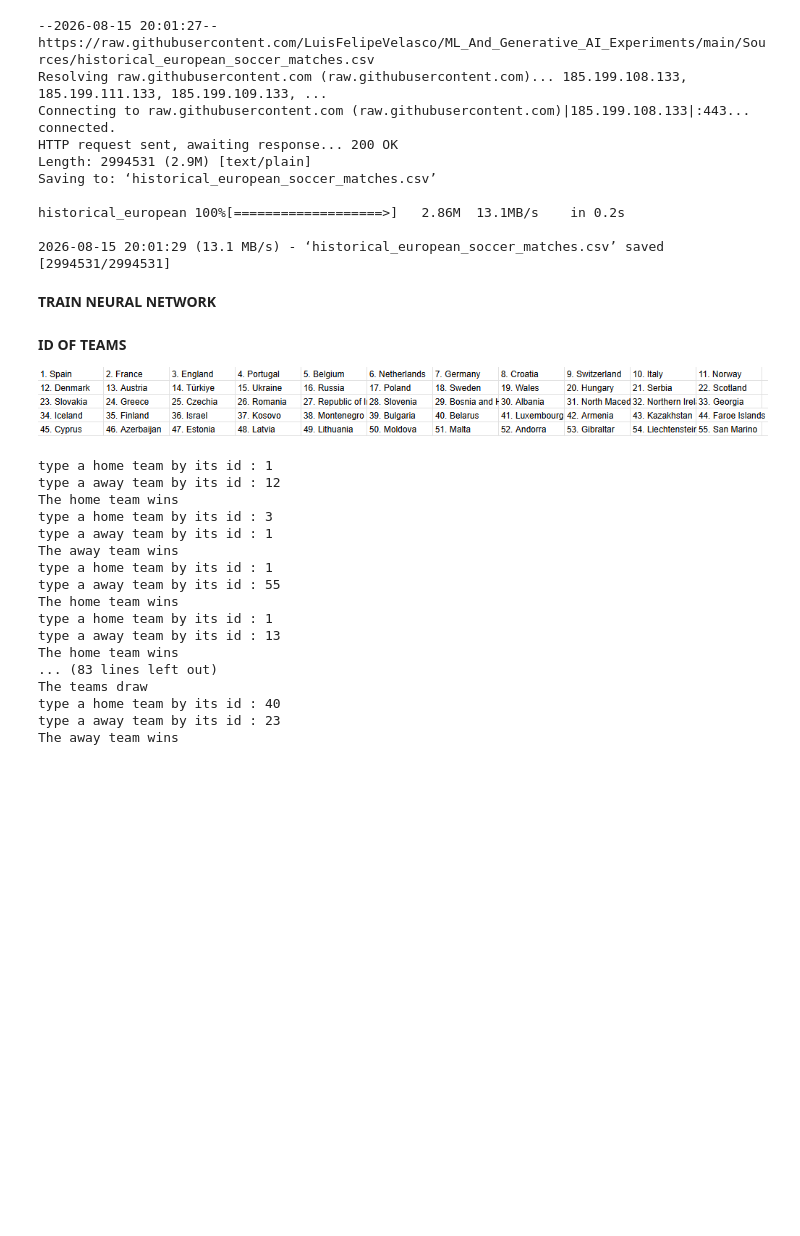
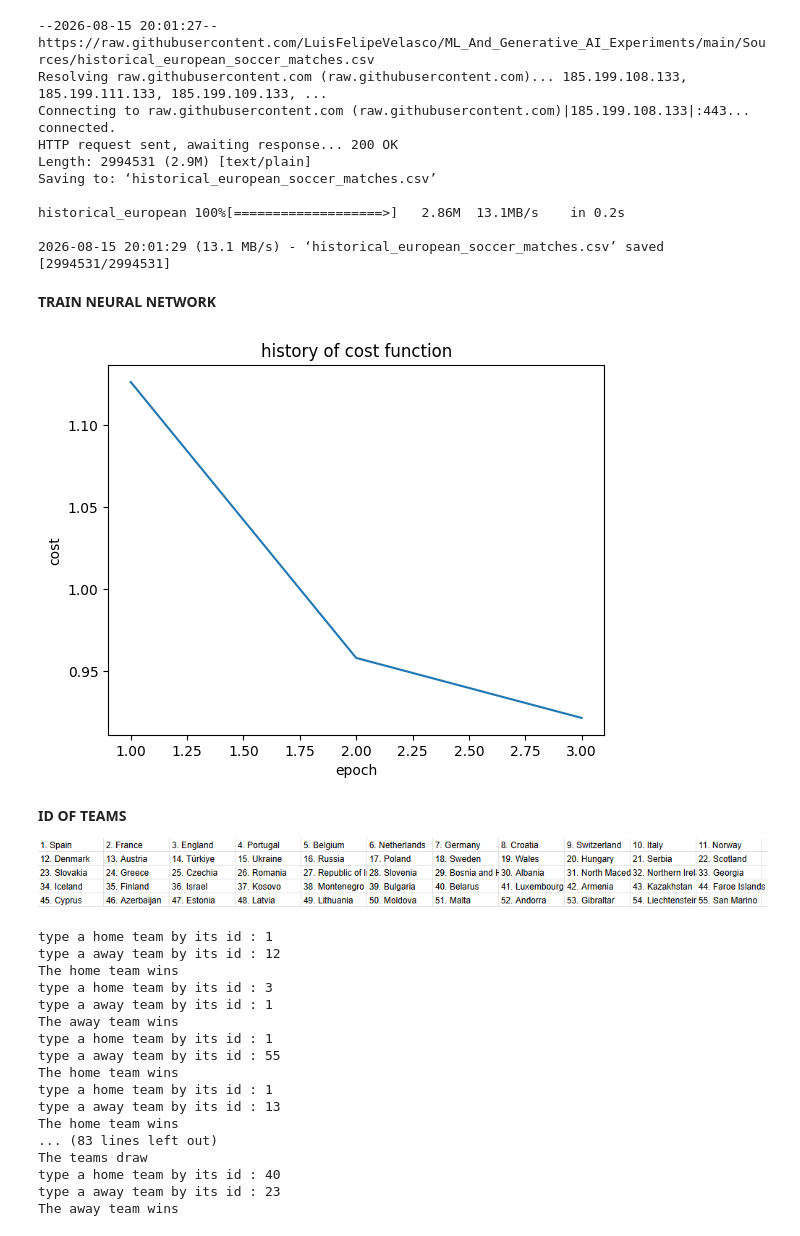
Before and after one commit to LuisFelipeVelasco/ML_And_Generative_AI_Experiments, a Jupyter notebook: Notebooks/neural_network_from_scratch.ipynb, the cells around one changed output. Drawn from its saved outputs; the diff is of its cells as text; code cells hidden in the pictures; blank space fills up the shorter version.

```diff
--- a/Notebooks/neural_network_from_scratch.ipynb
+++ b/Notebooks/neural_network_from_scratch.ipynb
@@ -20,16 +20,17 @@ Mounted at /content/drive
 class NeuralNetwork():
   """Representation of a neural network"""
 
-  def __init__(self, learning_rate:int, layers:list, epochs:int):
+  def __init__(self, learning_rate:int, input_size:int, layers:list, epochs:int):
 
     """Initialize the neural network"""
 
     self.learning_rate = learning_rate
     self.layers = layers
     self.epochs = epochs
+    self.input_size=input_size
     self.count_layers =len(layers)
     self.cost_history=[]
-    self.initialize_weights(layers[0])
+    self.initialize_weights()
     self.initialize_biases()
 
   @classmethod
@@ -40,7 +41,7 @@ class NeuralNetwork():
     neural_network=cls.__new__(cls)
     return neural_network
 
-  def initialize_weights(self ,input_size:int):
+  def initialize_weights(self):
 
     """Initialize the weights of the neural network with random numbers between 1 and 0"""
 
@@ -48,7 +49,7 @@ class NeuralNetwork():
     for current_layer in range(self.count_layers):
       layer_size = self.layers[current_layer]
       if current_layer == 0:
-        shape=(layer_size, input_size)
+        shape=(layer_size, self.input_size)
       else:
         layer_before = current_layer-1
         layer_before_size = self.layers[layer_before]
@@ -174,6 +175,7 @@ class NeuralNetwork():
         biases=np.array(self.biases, dtype=object),
         cost_history=self.cost_history,
         layers=self.layers,
+        input_size=self.input_size,
         count_layers=self.count_layers,
         learning_rate=self.learning_rate,
         epochs=self.epochs
@@ -188,6 +190,7 @@ class NeuralNetwork():
     self.biases = list(data["biases"])
     self.cost_history= list(data["cost_history"])
     self.count_layers=data["count_layers"]
+    self.input_size=data["input_size"]
     self.layers=list(data["layers"])
     self.learning_rate=data["learning_rate"]
     self.epochs=data["epochs"]
@@ -322,11 +311,14 @@ historical_european 100%[===================>]   2.86M  13.1MB/s    in 0.2s
 # %%
 samples= df.iloc[:,:-3].values
 labels= df.iloc[:,-3:].values
-model= NeuralNetwork(0.001,[110,3],5)
+columns_count=samples.shape[1]
+model= NeuralNetwork(0.001,columns_count,[110,3],3)
 model.fit(samples,labels)
-
+model.plot_cost_history()
 path = "/content/drive/MyDrive/soccer_predictor.npz"
 model.save(path)
+# %% [output]
+[figure, added]
 # %% [markdown]
 **ID OF TEAMS**
 
```
Also changed, not shown: parts of 4 cells of this notebook.
